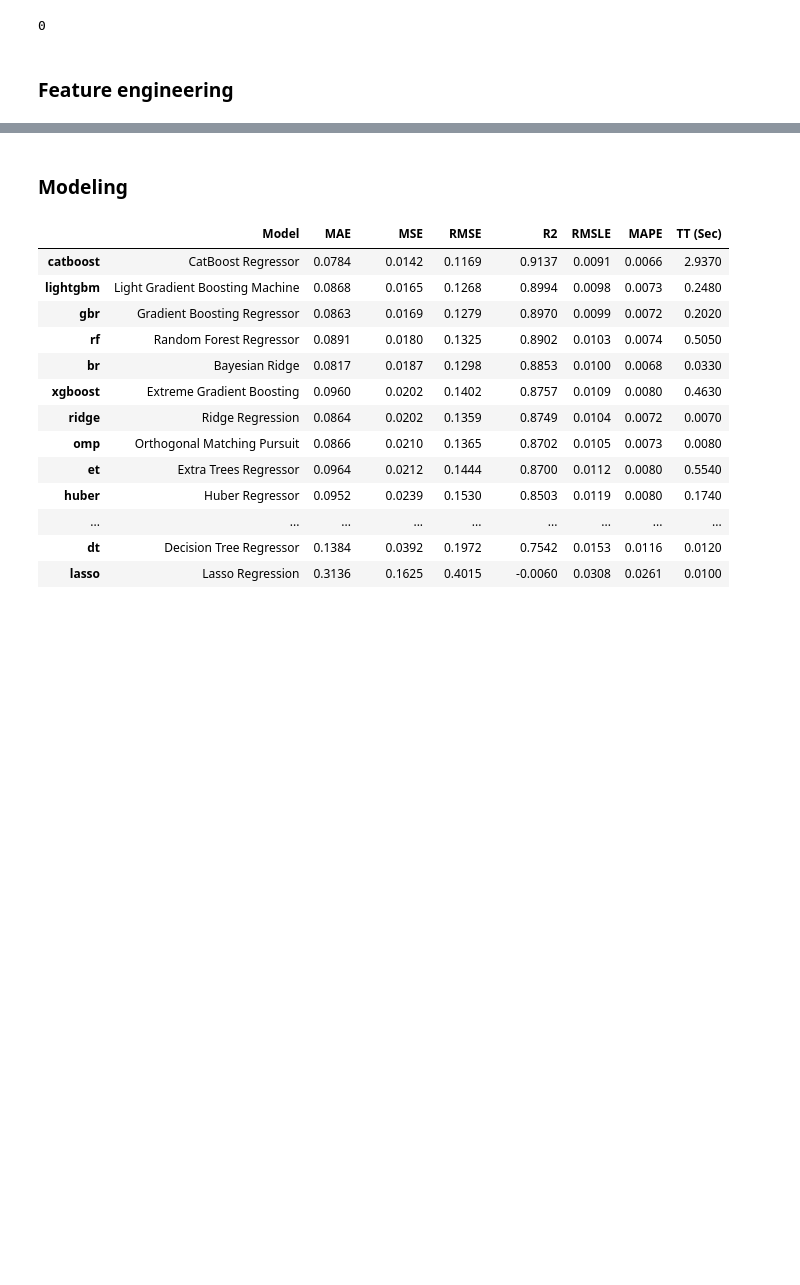
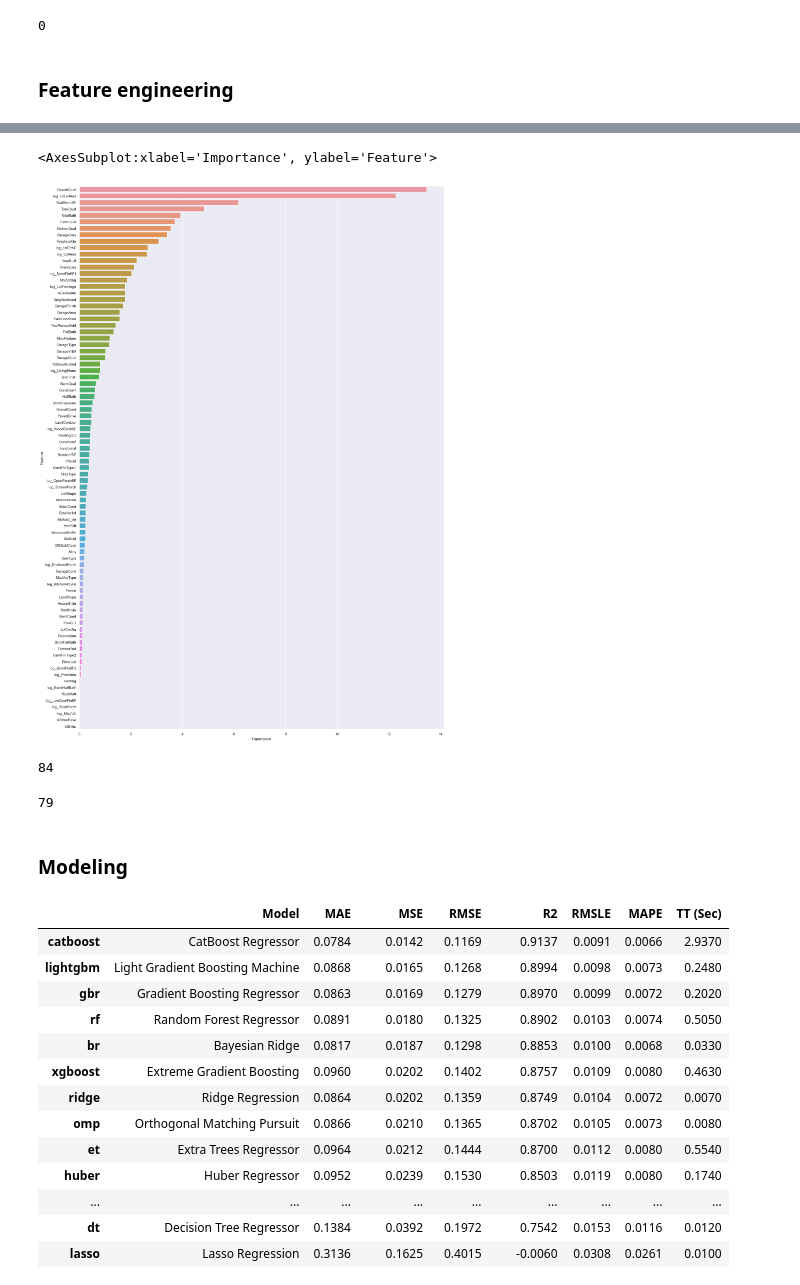
Before and after one commit to Kwazzart/house-prices, a Jupyter notebook: workflow#2.ipynb, the cells around one changed output, grey strips where cells are left out. Saved outputs shown, nothing was run; the diff lists cells and outputs as text; code cells hidden in the pictures; blank space fills up the shorter version.

```diff
--- a/workflow#2.ipynb
+++ b/workflow#2.ipynb
@@ -434,0 +542,11 @@ log_target = np.log(target)
+# %%
+fi = pd.DataFrame({"Feature":cb.feature_names_, "Importance":cb.feature_importances_}).sort_values("Importance")[::-1]
+# %%
+sns.barplot(data=fi, y="Feature", x="Importance")
+# %% [output]
+<AxesSubplot:xlabel='Importance', ylabel='Feature'>
+[figure, added]
+# %%
+len(fi)
+# %% [output]
+84
@@ -435,3 +555,7 @@ log_target = np.log(target)
+# %%
+data4.shape[1]
+# %% [output]
+79
 # %% [markdown]
 ### Modeling
 # %%
```
Also changed, not shown: parts of 39 cells of this notebook.
